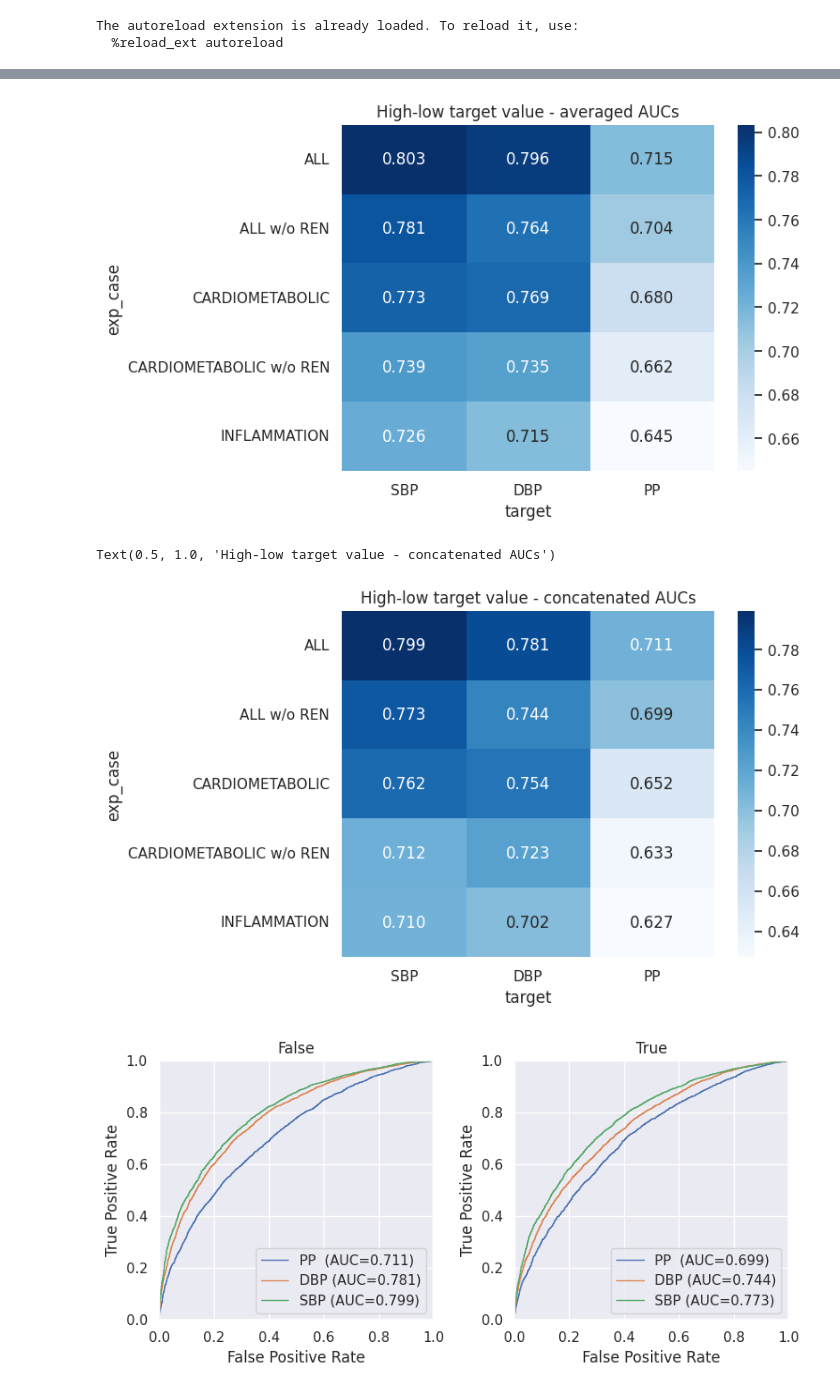
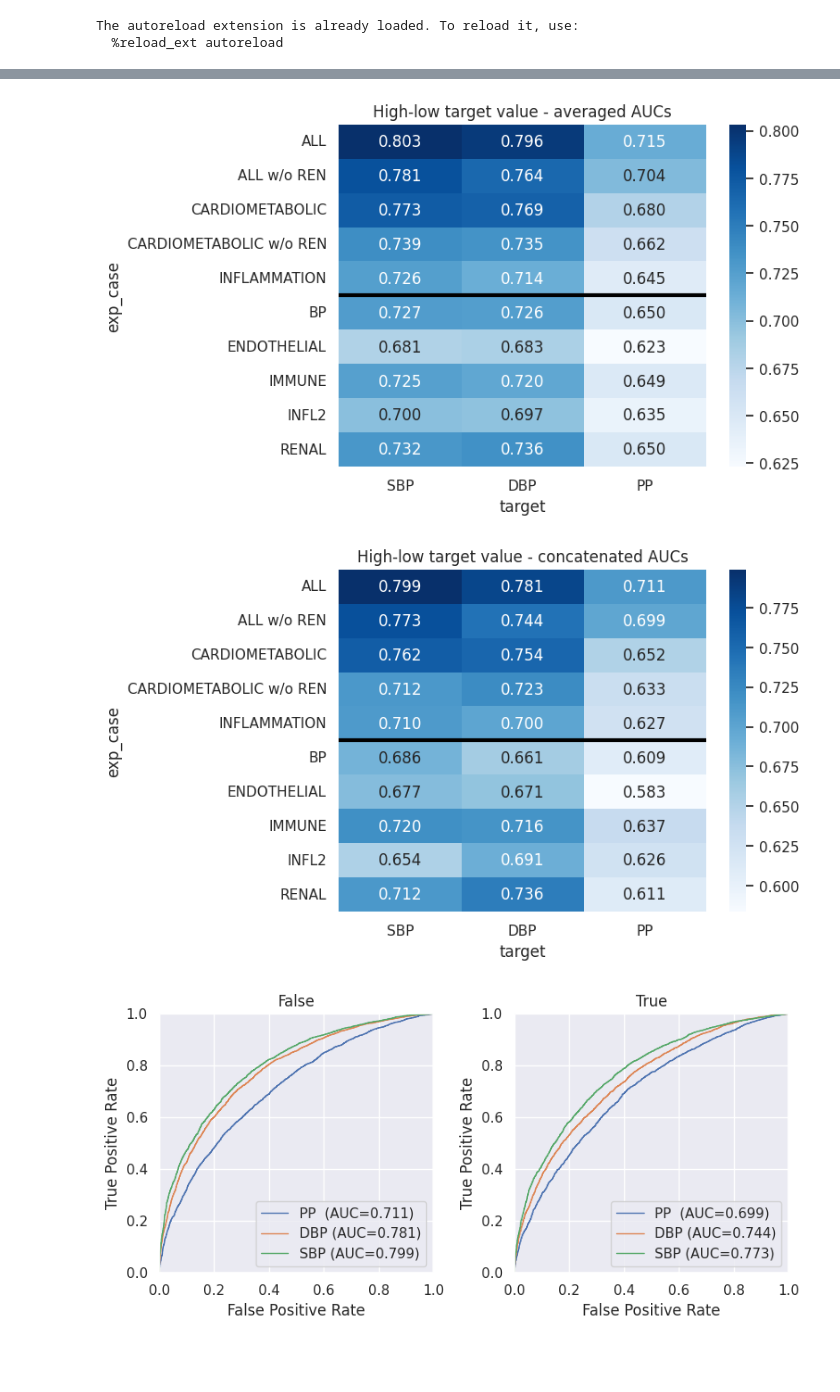
Before and after one commit to ipolharvard/biobank_olink, a Jupyter notebook: notebooks/exp_two_extremes.ipynb, the cells around one changed output, grey strips where cells are left out. Drawn from its saved outputs; the diff is of its cells as text; code cells hidden in the pictures; blank space fills up the shorter version.

```diff
--- a/notebooks/exp_two_extremes.ipynb
+++ b/notebooks/exp_two_extremes.ipynb
@@ -50,25 +51,41 @@ results.groupby(["panel", "target", "no_ren"], dropna=False).agg(**agg_values,
 # %%
+column_order = ["SBP", "DBP", "PP"]
 results_aucs = results.groupby(["panel", "target", "no_ren"], as_index=False).auc_score.mean()
-results_aucs["exp_case"] = results_aucs.panel + results_aucs.no_ren.apply(lambda v: " w/o REN" if v else "")
+results_aucs["exp_case"] = (
+        results_aucs.panel
+        + results_aucs.no_ren.apply(lambda v: " w/o REN" if v else "")
+)
+index_order = [
+    "ALL",
+    "ALL w/o REN",
+    "CARDIOMETABOLIC",
+    "CARDIOMETABOLIC w/o REN",
+    "INFLAMMATION",
+]
+commercial_panels_num = len(index_order)
+index_order += [panel for panel in results_aucs.exp_case.unique() if panel not in index_order]
 
 results_aucs["auc_concat"] = results.groupby(["panel", "target", "no_ren"]).apply(
     lambda df: roc_auc_score(np.concatenate(df["y_test"].values),
                              np.concatenate(df["y_proba"].values))).reset_index(drop=True)
 
 results_mean_auc = results_aucs.groupby(["exp_case", "target"]).auc_score.mean().unstack("target")
-results_mean_auc = results_mean_auc[["SBP", "DBP", "PP"]]
+results_mean_auc = results_mean_auc.loc[index_order, column_order]
 sns.heatmap(data=results_mean_auc, annot=True, fmt=".3f", cmap="Blues")
 plt.title("High-low target value - averaged AUCs")
+plt.axhline(y=commercial_panels_num, color='black', lw=3)
 plt.show()
-
-results_concat_auc = results_aucs.groupby(["exp_case", "target"]).auc_concat.mean().unstack("target")
-results_concat_auc = results_concat_auc[["SBP", "DBP", "PP"]]
+# instead of averaging AUCs, we can concatenate all fold's test sets and probas and then compute AUC
+results_concat_auc = results_aucs.groupby(["exp_case", "target"]).auc_concat.mean().unstack(
+    "target")
+results_concat_auc = results_concat_auc.loc[index_order, column_order]
 sns.heatmap(data=results_concat_auc, annot=True, fmt=".3f", cmap="Blues")
 plt.title("High-low target value - concatenated AUCs")
+plt.axhline(y=commercial_panels_num, color='black', lw=3)
+plt.show()
 # %% [output]
-[figure, old version]
+[figure, new version]
-Text(0.5, 1.0, 'High-low target value - concatenated AUCs')
-[figure, old version]
+[figure, new version]
 # %%
 import matplotlib.pyplot as plt
 
```
Also changed, not shown: parts of 10 cells of this notebook, 5 other files.
